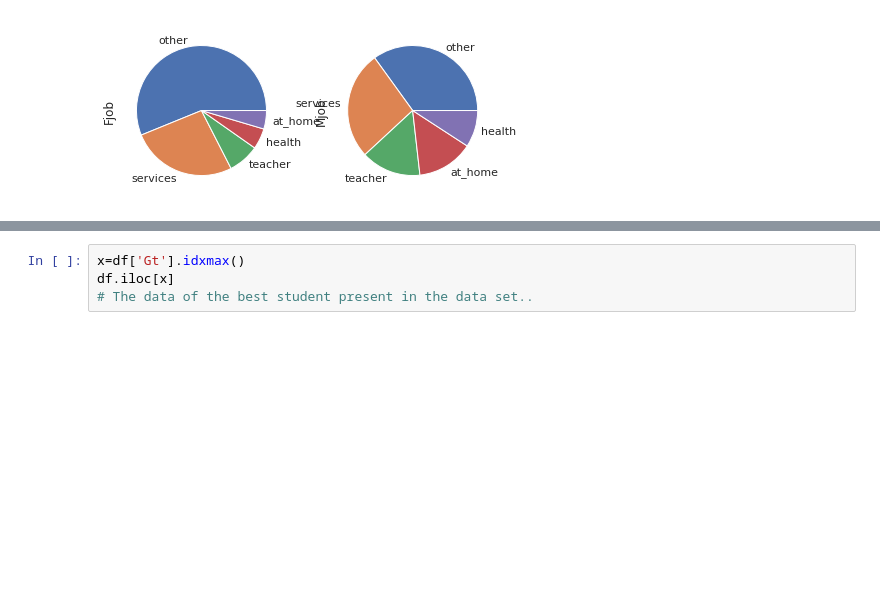
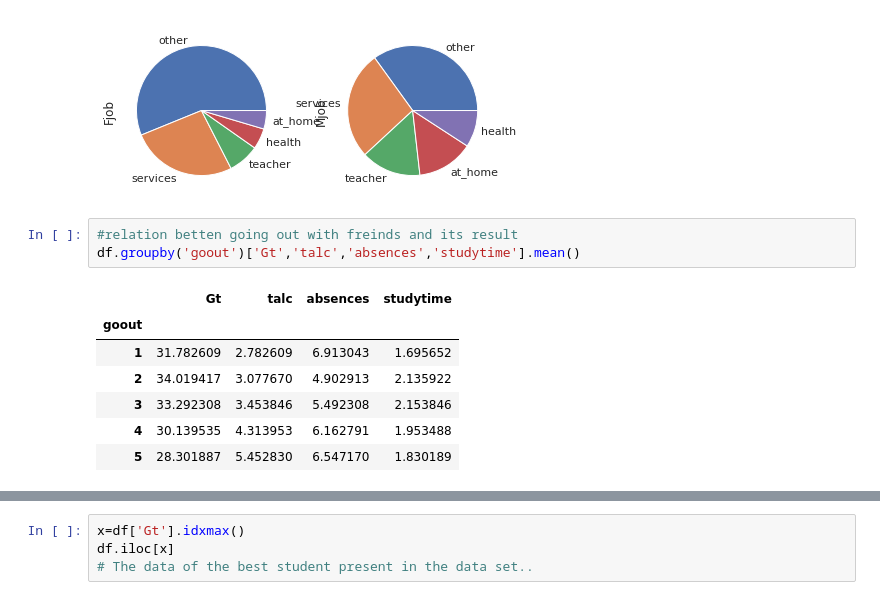
Before and after one commit to Learnlearningplatform/Student_analysis, a Jupyter notebook: project1.ipynb, the cells around one changed output, grey strips where cells are left out. Saved outputs shown, nothing was run; the diff lists cells and outputs as text; blank space fills up the shorter version.

```diff
--- a/project1.ipynb
+++ b/project1.ipynb
@@ -440,3 +440,14 @@ n.plot.pie(ax=axs[1])
 # %% [output]
 <matplotlib.axes._subplots.AxesSubplot at 0x...>
 [figure]
+# %%
+#relation betten going out with freinds and its result
+df.groupby('goout')['Gt','talc','absences','studytime'].mean()
+# %% [output]
+|  | Gt | talc | absences | studytime |
+| goout |  |  |  |  |
+| 1 | 31.782609 | 2.782609 | 6.913043 | 1.695652 |
+| 2 | 34.019417 | 3.077670 | 4.902913 | 2.135922 |
+| 3 | 33.292308 | 3.453846 | 5.492308 | 2.153846 |
+| 4 | 30.139535 | 4.313953 | 6.162791 | 1.953488 |
+| 5 | 28.301887 | 5.452830 | 6.547170 | 1.830189 |
```
Also changed, not shown: parts of 4 cells of this notebook.
